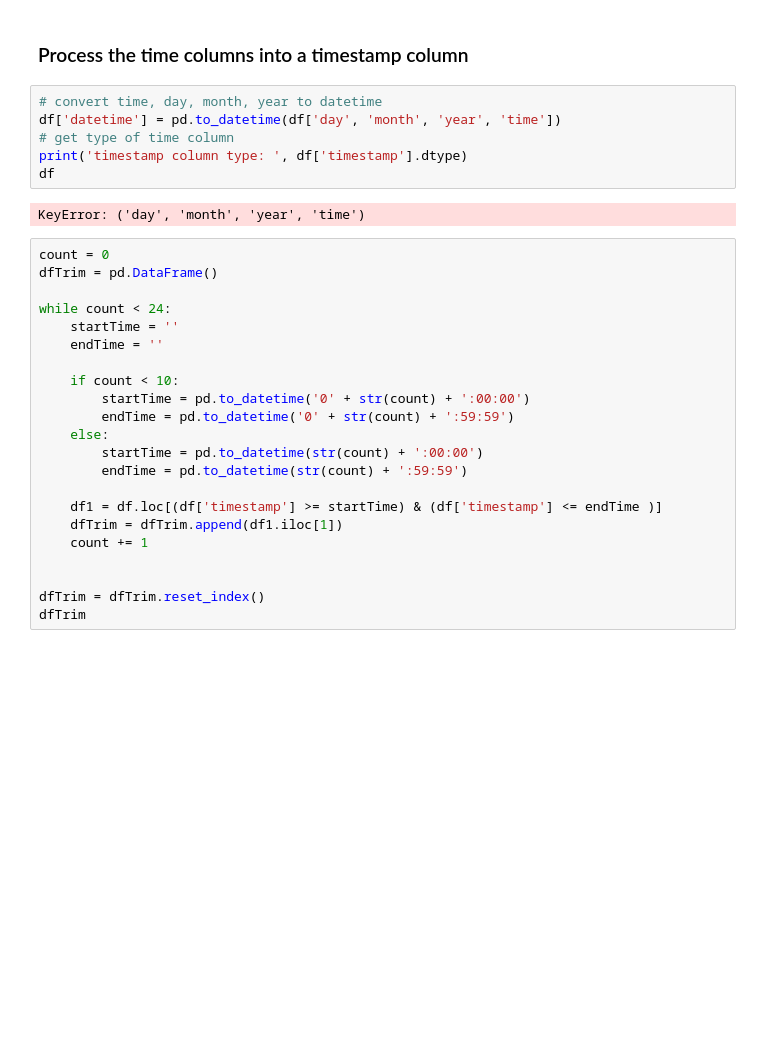
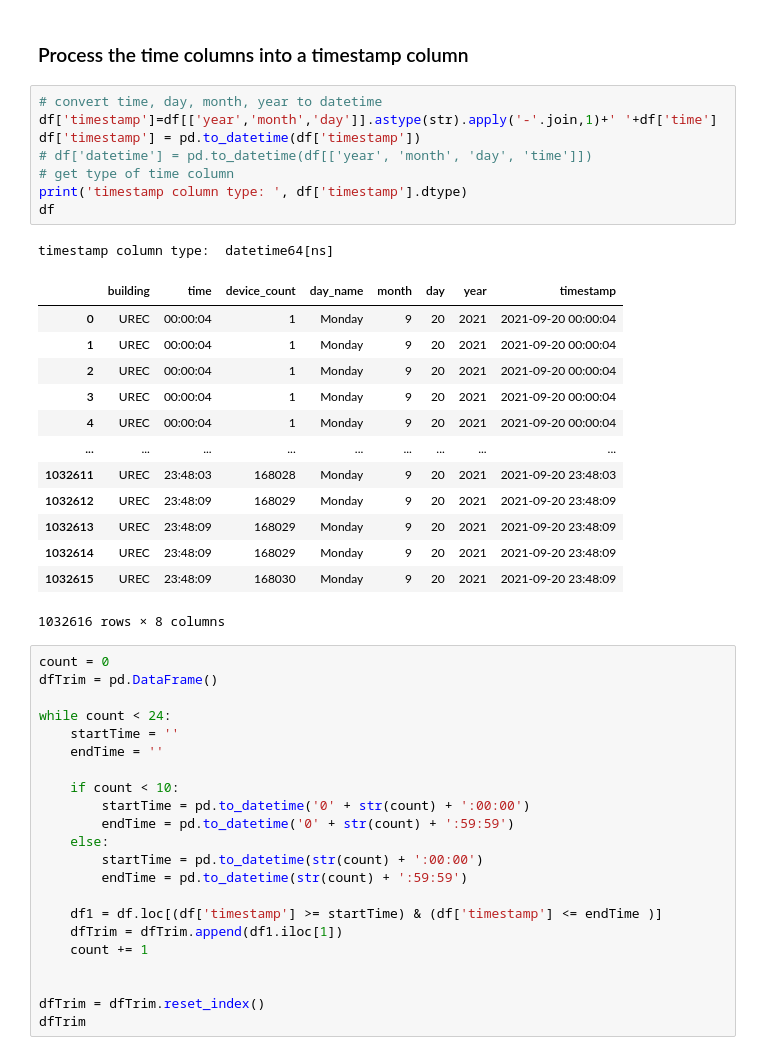
Before and after one commit to nwill111/CapstoneWifiAnalysis, a Jupyter notebook: Data Processing/ConvertWifi.ipynb, the cells around one changed output. Cells and saved outputs as stored; diff of their text form; blank space fills up the shorter version.

Commit message:
fix timestamp

```diff
--- a/Data Processing/ConvertWifi.ipynb
+++ b/Data Processing/ConvertWifi.ipynb
@@ -114,12 +114,27 @@ df
 ### Process the time columns into a timestamp column
 # %%
 # convert time, day, month, year to datetime
-df['datetime'] = pd.to_datetime(df['day', 'month', 'year', 'time'])
+df['timestamp']=df[['year','month','day']].astype(str).apply('-'.join,1)+' '+df['time']
+df['timestamp'] = pd.to_datetime(df['timestamp'])
+# df['datetime'] = pd.to_datetime(df[['year', 'month', 'day', 'time']])
 # get type of time column
 print('timestamp column type: ', df['timestamp'].dtype)
 df
 # %% [output]
-KeyError: ('day', 'month', 'year', 'time')
+timestamp column type:  datetime64[ns]
+|  | building | time | device_count | day_name | month | day | year | timestamp |
+| 0 | UREC | 00:00:04 | 1 | Monday | 9 | 20 | 2021 | 2021-09-20 00:00:04 |
+| 1 | UREC | 00:00:04 | 1 | Monday | 9 | 20 | 2021 | 2021-09-20 00:00:04 |
+| 2 | UREC | 00:00:04 | 1 | Monday | 9 | 20 | 2021 | 2021-09-20 00:00:04 |
+| 3 | UREC | 00:00:04 | 1 | Monday | 9 | 20 | 2021 | 2021-09-20 00:00:04 |
+| 4 | UREC | 00:00:04 | 1 | Monday | 9 | 20 | 2021 | 2021-09-20 00:00:04 |
+| ... | ... | ... | ... | ... | ... | ... | ... | ... |
+| 1032611 | UREC | 23:48:03 | 168028 | Monday | 9 | 20 | 2021 | 2021-09-20 23:48:03 |
+| 1032612 | UREC | 23:48:09 | 168029 | Monday | 9 | 20 | 2021 | 2021-09-20 23:48:09 |
+| 1032613 | UREC | 23:48:09 | 168029 | Monday | 9 | 20 | 2021 | 2021-09-20 23:48:09 |
+| 1032614 | UREC | 23:48:09 | 168029 | Monday | 9 | 20 | 2021 | 2021-09-20 23:48:09 |
+| 1032615 | UREC | 23:48:09 | 168030 | Monday | 9 | 20 | 2021 | 2021-09-20 23:48:09 |
+1032616 rows × 8 columns
 # %%
 count = 0
 dfTrim = pd.DataFrame()
```
Also changed, not shown: parts of 4 cells of this notebook.
